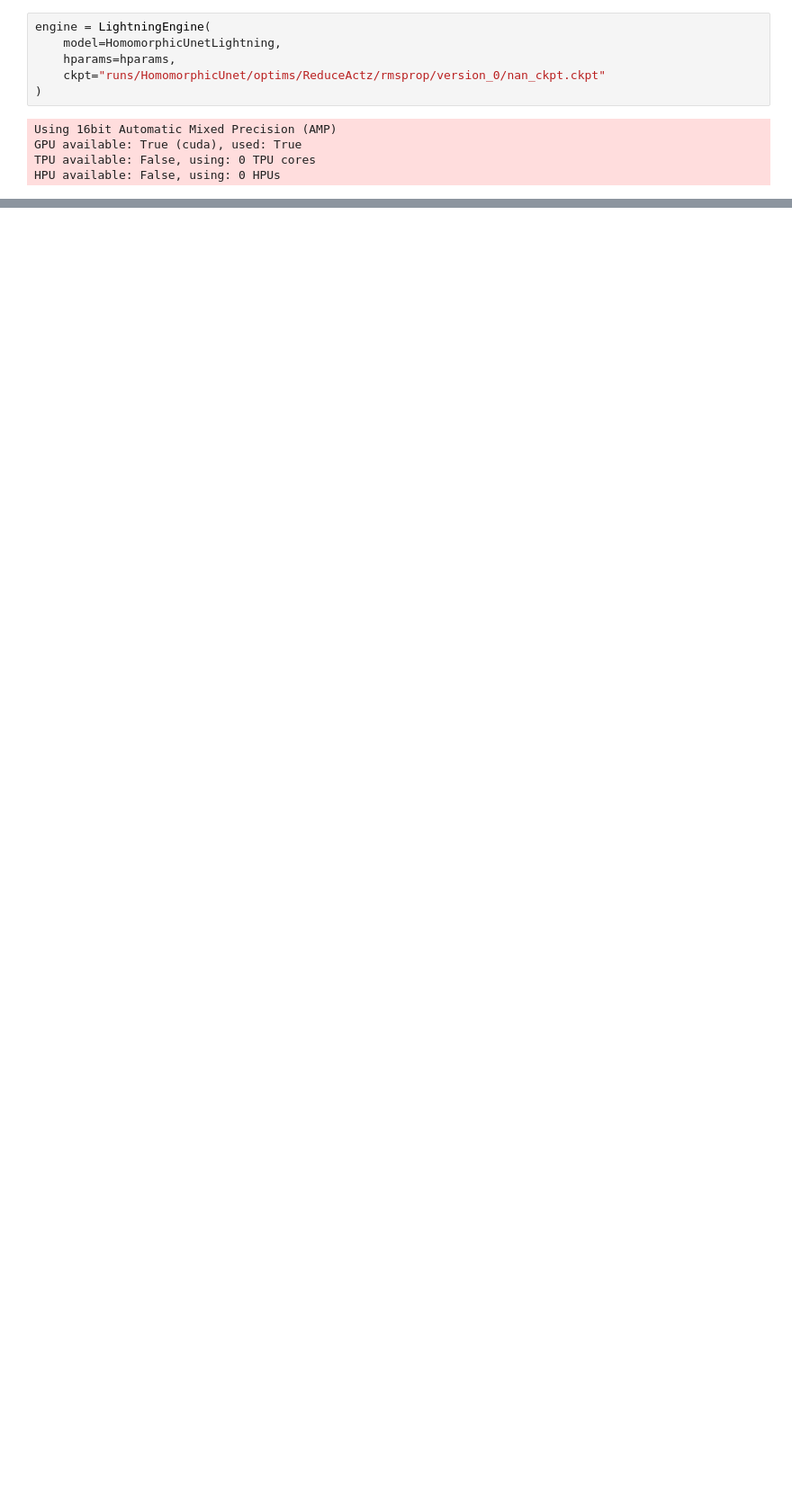
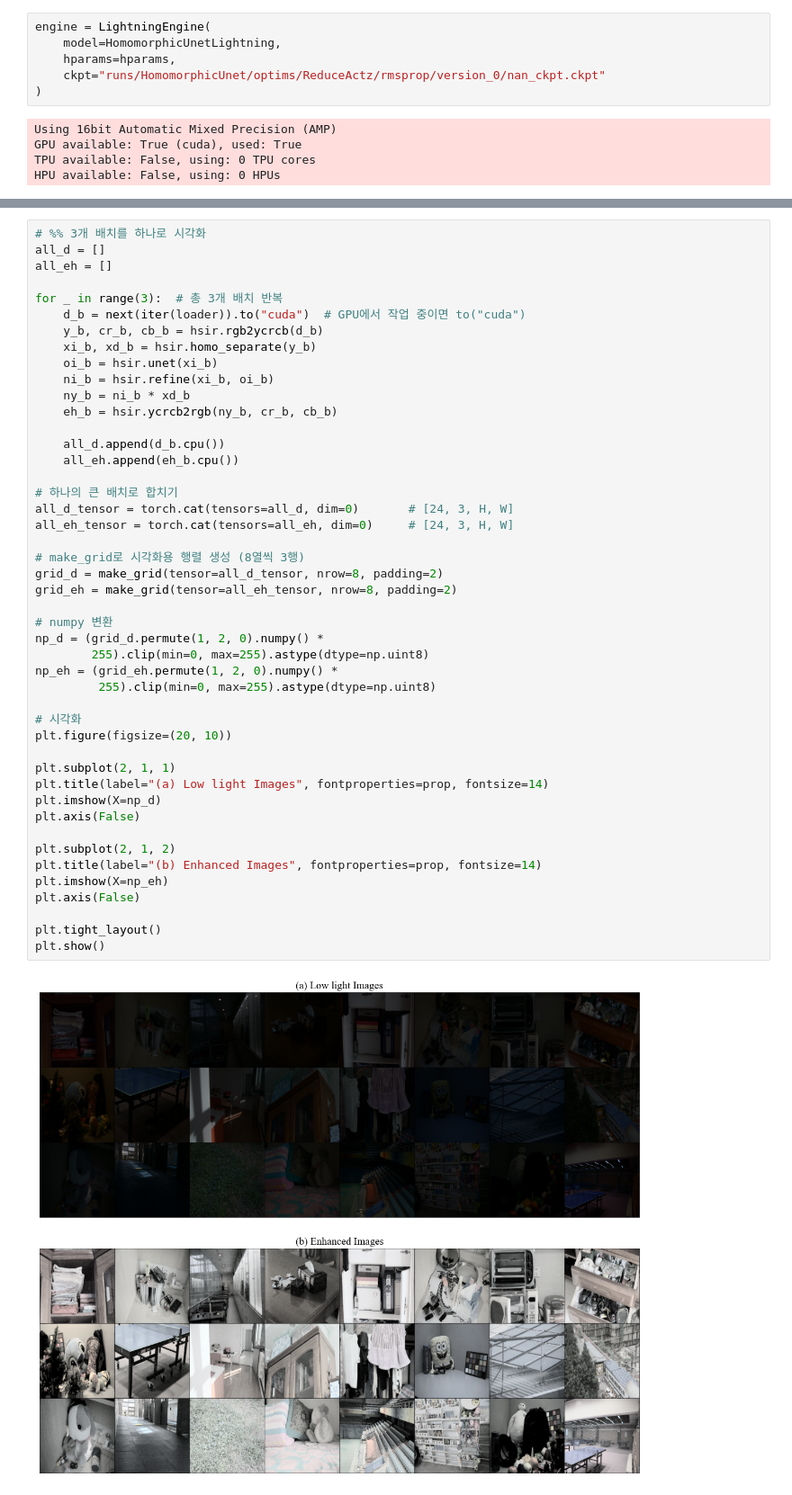
Before and after one commit to Chigo55/HomorphicConvolution, a Jupyter notebook: image.ipynb, the cells around one changed output, grey strips where cells are left out. Shown at 90% size. Drawn from its saved outputs; the diff is of its cells as text; blank space fills up the shorter version.

```diff
--- a/image.ipynb
+++ b/image.ipynb
@@ -233,0 +205,48 @@ plt.show()
+# %%
+# %% 3개 배치를 하나로 시각화
+all_d = []
+all_eh = []
+
+for _ in range(3):  # 총 3개 배치 반복
+    d_b = next(iter(loader)).to("cuda")  # GPU에서 작업 중이면 to("cuda")
+    y_b, cr_b, cb_b = hsir.rgb2ycrcb(d_b)
+    xi_b, xd_b = hsir.homo_separate(y_b)
+    oi_b = hsir.unet(xi_b)
+    ni_b = hsir.refine(xi_b, oi_b)
+    ny_b = ni_b * xd_b
+    eh_b = hsir.ycrcb2rgb(ny_b, cr_b, cb_b)
+
+    all_d.append(d_b.cpu())
+    all_eh.append(eh_b.cpu())
+
+# 하나의 큰 배치로 합치기
+all_d_tensor = torch.cat(tensors=all_d, dim=0)       # [24, 3, H, W]
+all_eh_tensor = torch.cat(tensors=all_eh, dim=0)     # [24, 3, H, W]
+
+# make_grid로 시각화용 행렬 생성 (8열씩 3행)
+grid_d = make_grid(tensor=all_d_tensor, nrow=8, padding=2)
+grid_eh = make_grid(tensor=all_eh_tensor, nrow=8, padding=2)
+
+# numpy 변환
+np_d = (grid_d.permute(1, 2, 0).numpy() *
+        255).clip(min=0, max=255).astype(dtype=np.uint8)
+np_eh = (grid_eh.permute(1, 2, 0).numpy() *
+         255).clip(min=0, max=255).astype(dtype=np.uint8)
+
+# 시각화
+plt.figure(figsize=(20, 10))
+
+plt.subplot(2, 1, 1)
+plt.title(label="(a) Low light Images", fontproperties=prop, fontsize=14)
+plt.imshow(X=np_d)
+plt.axis(False)
+
+plt.subplot(2, 1, 2)
+plt.title(label="(b) Enhanced Images", fontproperties=prop, fontsize=14)
+plt.imshow(X=np_eh)
+plt.axis(False)
+
+plt.tight_layout()
+plt.show()
+# %% [output]
+[figure, added]
```
Also changed, not shown: parts of 15 cells of this notebook, 5 other files.
